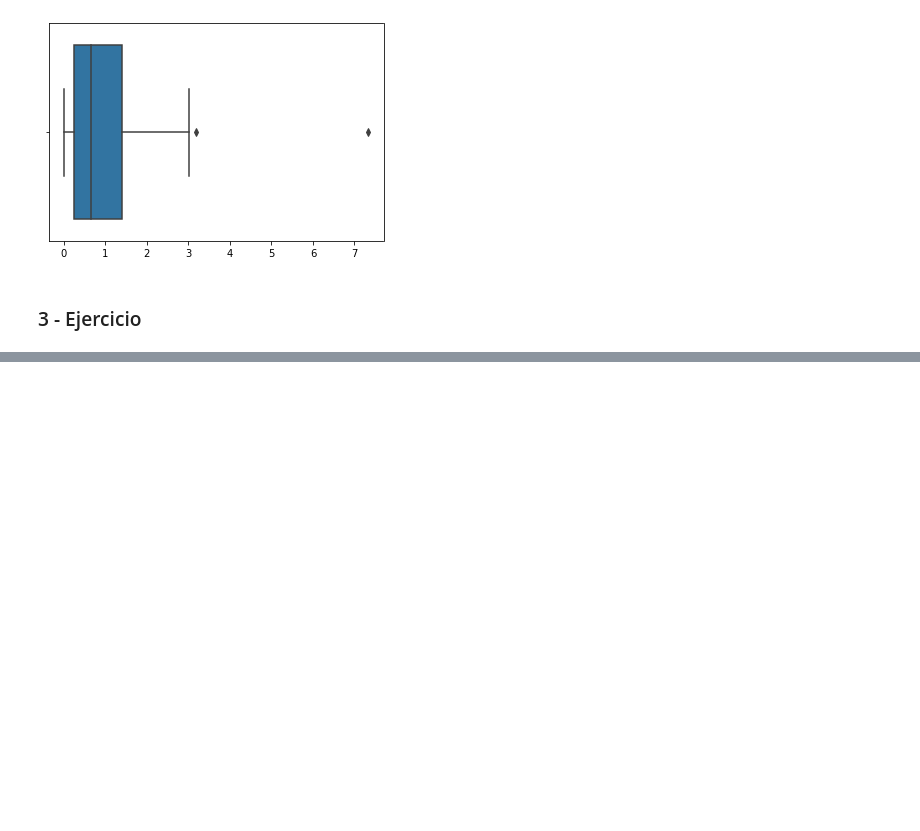
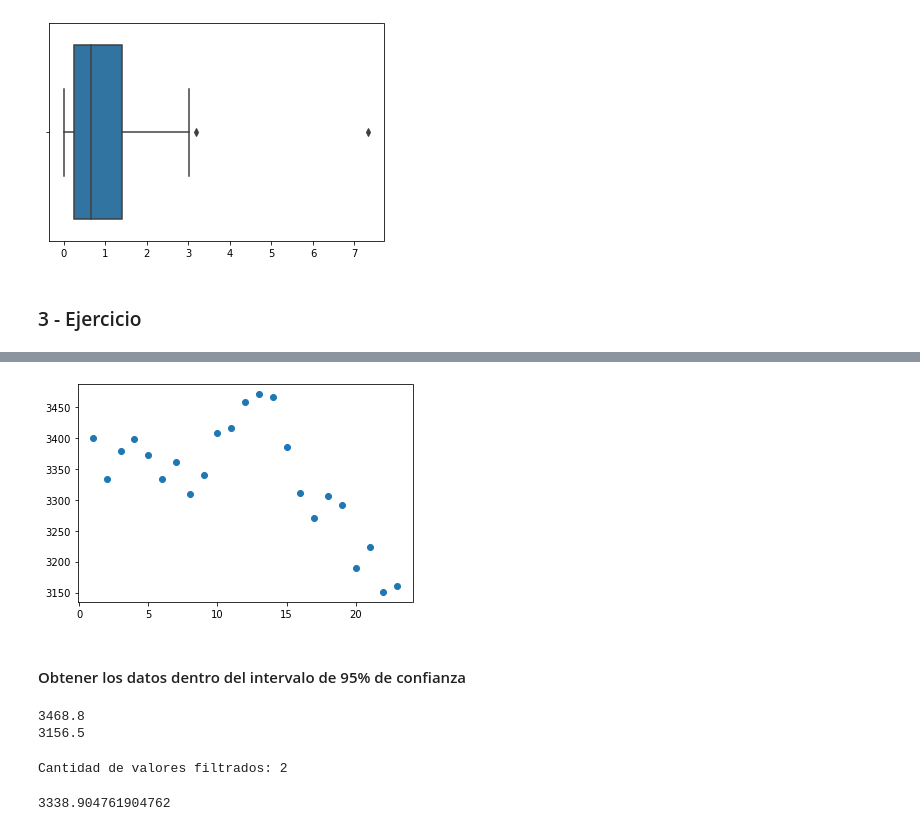
Before and after one commit to hernancontigiani/ceia_addatos, a Jupyter notebook: notebooks/clase2/tp02.ipynb, the cells around one changed output, grey strips where cells are left out. Drawn from its saved outputs; the diff is of its cells as text; code cells hidden in the pictures; blank space fills up the shorter version.

```diff
--- a/notebooks/clase2/tp02.ipynb
+++ b/notebooks/clase2/tp02.ipynb
@@ -91,0 +109,28 @@ plt.show()
+# %%
+plt.scatter(stock_day, stock_price)
+plt.show()
+# %% [output]
+[figure, added]
+# %% [markdown]
+#### Obtener los datos dentro del intervalo de 95% de confianza
+# %%
+# Utilizando los quantiles
+upper = np.quantile(stock_price, 0.975)
+lower = np.quantile(stock_price, 0.025)
+print(upper)
+print(lower)
+# %% [output]
+3468.8
+3156.5
+# %%
+# Datos recordatos
+mask = (stock_price > lower) & (stock_price < upper)
+stock_price_filter = stock_price[mask]
+stock_day_filter = stock_day[mask]
+print("Cantidad de valores filtrados:", len(stock_price) - len(stock_price_filter))
+# Media recortada
+precio_promedio = stock_price_filter.mean()
+precio_promedio
+# %% [output]
+Cantidad de valores filtrados: 2
+3338.904761904762
```
Also changed, not shown: parts of 10 cells of this notebook, 1 other file.
